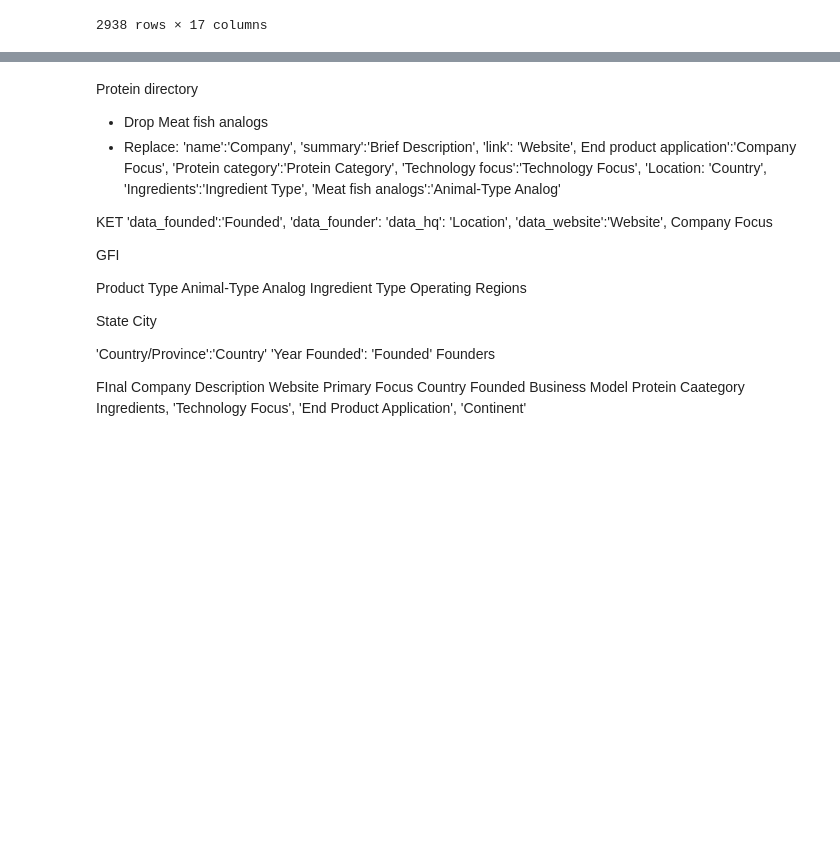
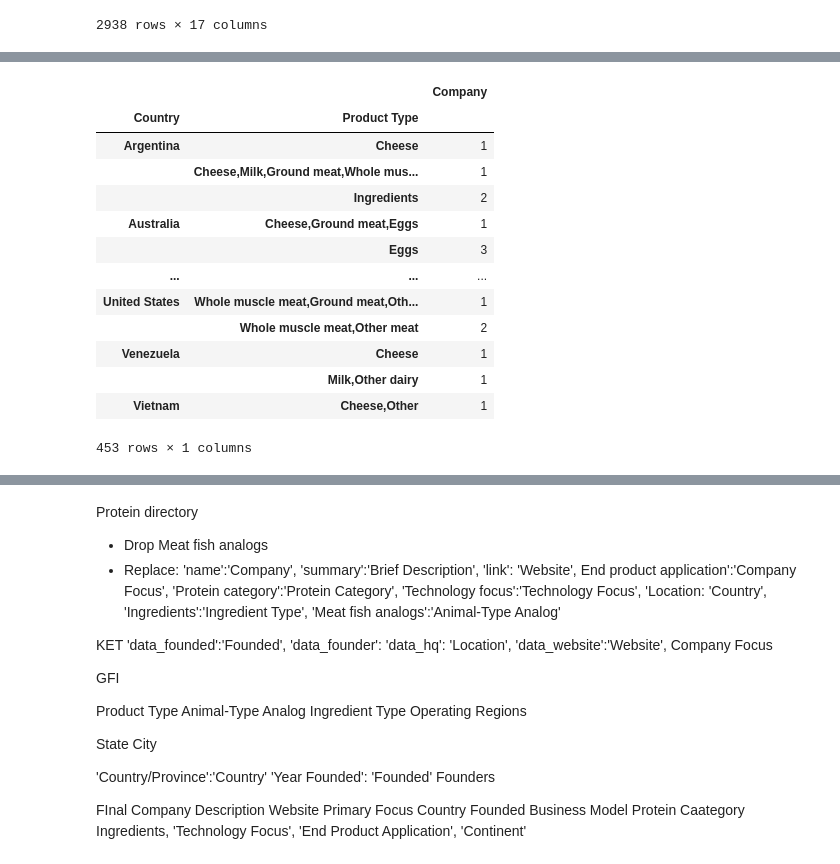
Before and after one commit to mairasalazar/Data-Portfolio, a Jupyter notebook: Alternative Protein companies/alt_protein_companies.ipynb, the cells around one changed output, grey strips where cells are left out. Drawn from its saved outputs; the diff is of its cells as text; code cells hidden in the pictures; blank space fills up the shorter version.

```diff
--- a/Alternative Protein companies/alt_protein_companies.ipynb
+++ b/Alternative Protein companies/alt_protein_companies.ipynb
@@ -361,0 +470,17 @@ all_companies.to_csv('all_companies.csv', index=False)
+# %%
+all_companies.groupby(['Country', 'Product Type']).Company.nunique().to_frame()
+# %% [output]
+|  |  | Company |
+| Country | Product Type |  |
+| Argentina | Cheese | 1 |
+|  | Cheese,Milk,Ground meat,Whole mus... | 1 |
+|  | Ingredients | 2 |
+| Australia | Cheese,Ground meat,Eggs | 1 |
+|  | Eggs | 3 |
+| ... | ... | ... |
+| United States | Whole muscle meat,Ground meat,Oth... | 1 |
+|  | Whole muscle meat,Other meat | 2 |
+| Venezuela | Cheese | 1 |
+|  | Milk,Other dairy | 1 |
+| Vietnam | Cheese,Other | 1 |
+453 rows × 1 columns
```
Also changed, not shown: parts of 22 cells of this notebook, 3 other files.
